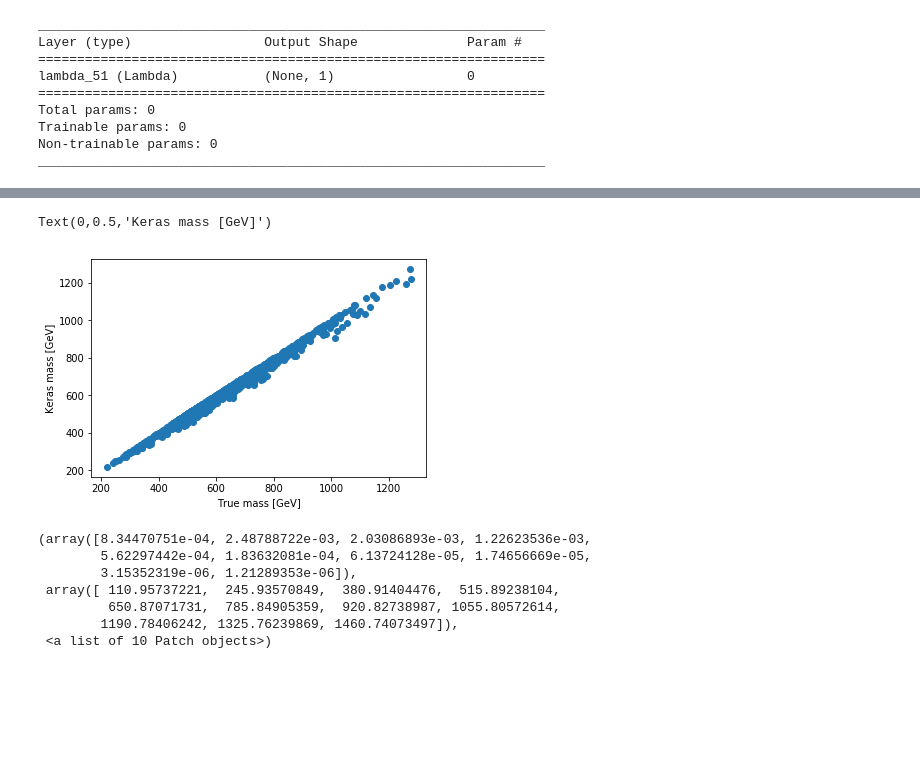
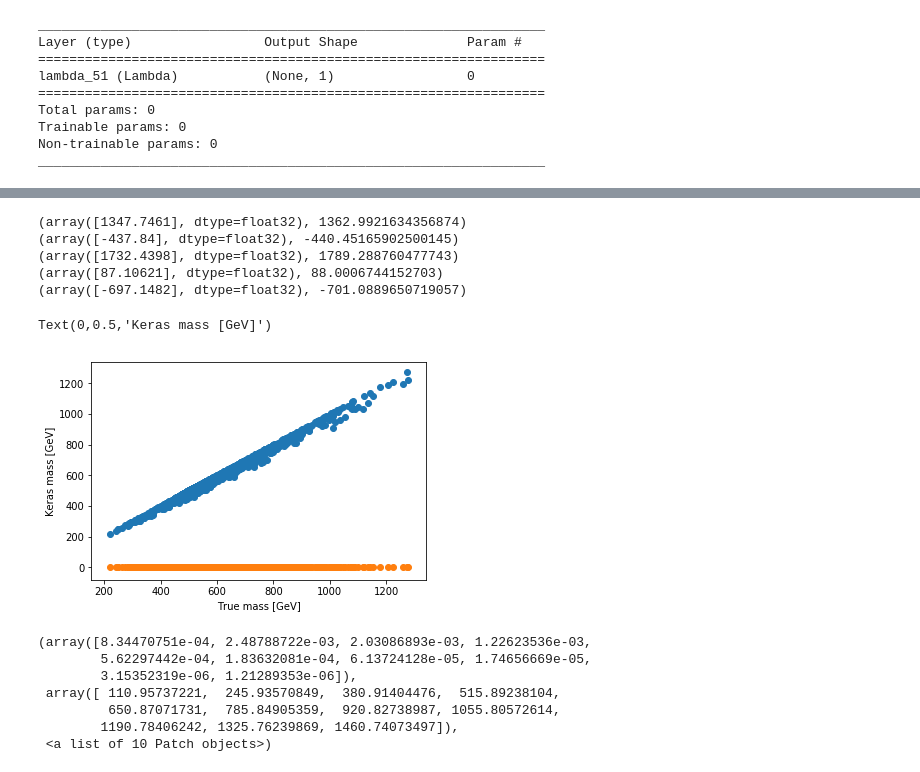
Before and after one commit to cshimmin/jet-adv, a Jupyter notebook: lhco_adversary_ben.ipynb, the cells around one changed output, grey strips where cells are left out. Drawn from its saved outputs; the diff is of its cells as text; code cells hidden in the pictures; blank space fills up the shorter version.

```diff
--- a/lhco_adversary_ben.ipynb
+++ b/lhco_adversary_ben.ipynb
@@ -414,6 +415,16 @@ def mymass(x):
     jpE = K.sum(E,axis=1)
     return K.sqrt(jpE**2-jpx**2-jpy**2-jpz**2) #m
     #return K.sum(K.sqrt(px**2+py**2),axis=1) #pT
+# %%
+def mymass_better(x):
+    #this one takes _consts without any modification.
+    pT,eta,phi=tf.split(x,3,axis=2) #axis = 2 because it is a list of particles, then a list of properties per particle
+    jpx = K.sum(pT*tf.cos(phi),axis=1)
+    jpy = K.sum(pT*tf.sin(phi),axis=1)
+    jpz = K.sum(pT*(0.5*(tf.exp(eta)+tf.exp(-eta))),axis=1) #no tf.sinh in my version
+    jpE = K.sum(pT*(0.5*(tf.exp(eta)-tf.exp(-eta))),axis=1) #no tf.cosh in my version
+    return jpx #K.sqrt(jpE**2-jpx**2-jpy**2-jpz**2) #m
+    #return K.sum(K.sqrt(px**2+py**2),axis=1) #pT
 # %%
 model = Sequential()
 model.add(Lambda(mymass,input_shape=(400,1),output_shape=(1,)))
@@ -428,3 +439,7 @@ Total params: 0
 Trainable params: 0
 Non-trainable params: 0
 _________________________________________________________________
+# %%
+model_better = Sequential()
+model_better.add(Lambda(mymass_better,input_shape=(100,3),output_shape=(1,)))
+model_better.summary()
@@ -434,14 +459,26 @@ masses_back = [x[3] for x in bg_jets]
 # %%
 computedm = model.predict(np.array(np.concatenate([sig_constspx,sig_constspy,sig_constspz,sig_constspE],axis=1)))
 computedm_back = model.predict(np.array(np.concatenate([bg_constspx,bg_constspy,bg_constspz,bg_constspE],axis=1)))
+# %%
+computedm_better = model_better.predict(sig_consts)
+# %%
+for i in range(5):
+    print(computedm_better[i],sig_jets[i][0]*np.cos(sig_jets[i][2]))
+# %% [output]
+(array([1347.7461], dtype=float32), 1362.9921634356874)
+(array([-437.84], dtype=float32), -440.45165902500145)
+(array([1732.4398], dtype=float32), 1789.288760477743)
+(array([87.10621], dtype=float32), 88.0006744152703)
+(array([-697.1482], dtype=float32), -701.0889650719057)
 # %%
 plt.scatter(masses,computedm)
+plt.scatter(masses,computedm_better)
 #plt.scatter(masses_back,computedm_back)
 plt.xlabel('True mass [GeV]')
 plt.ylabel('Keras mass [GeV]')
 # %% [output]
 Text(0,0.5,'Keras mass [GeV]')
-[figure, old version]
+[figure, new version]
 # %%
 plt.hist(masses,density=True,alpha=0.5)
 plt.hist(masses_back,density=True,alpha=0.5)
```
Also changed, not shown: parts of 4 cells of this notebook.
